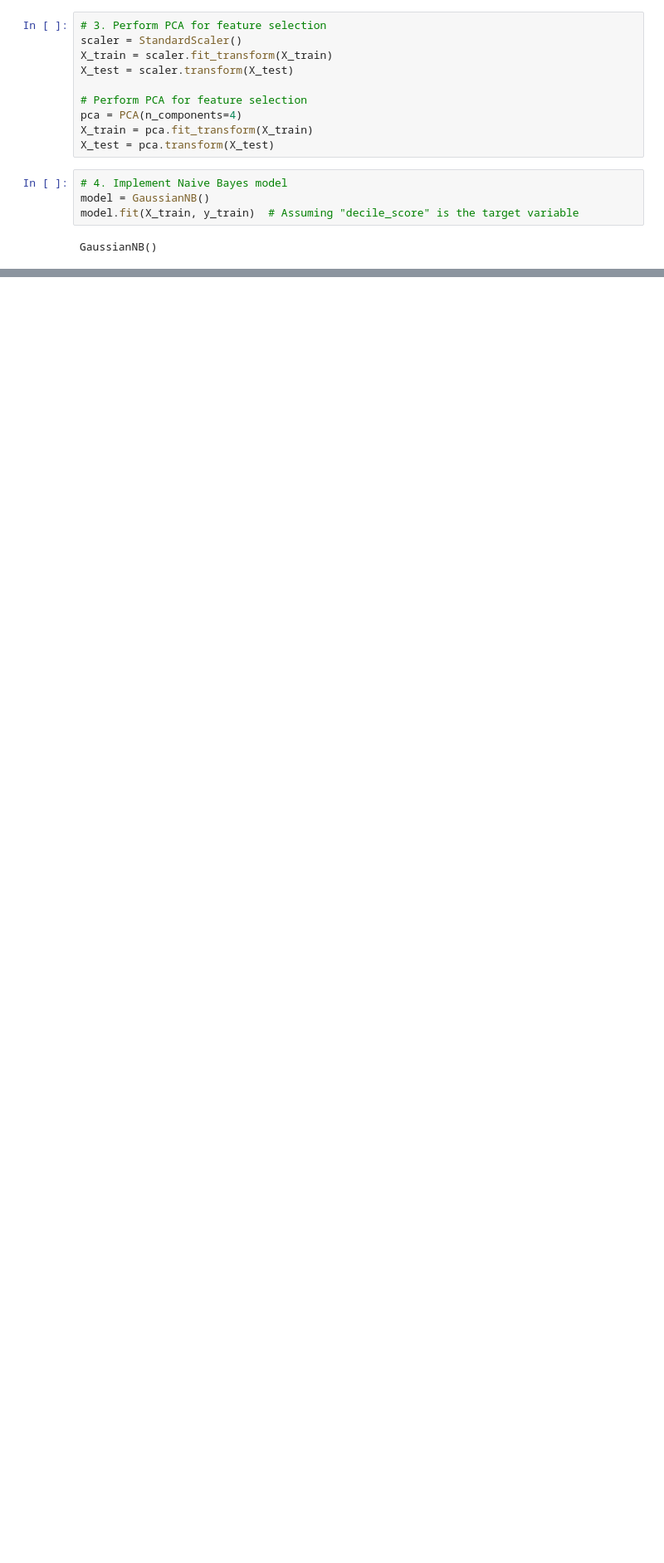
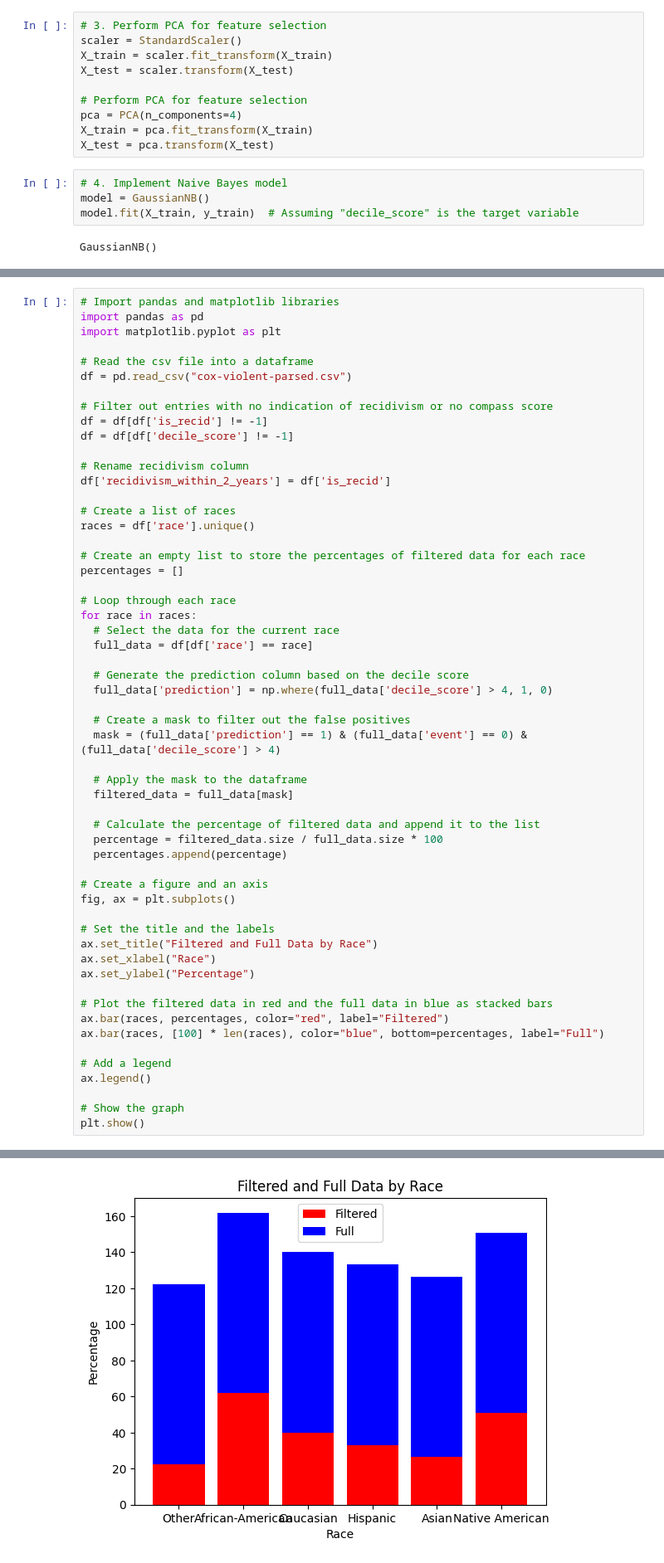
Before and after one commit to jayjoshi1400/mitigation_racial_bias, a Jupyter notebook: NB_0.23.ipynb, the cells around one changed output, grey strips where cells are left out. Shown: that part at 83% size. Cells and saved outputs as stored; diff of their text form; blank space fills up the shorter version.

```diff
--- a/NB_0.23.ipynb
+++ b/NB_0.23.ipynb
@@ -51,0 +133,57 @@ full_data['predicted'] = if full_data['decile_score'] < 5 then
+# %%
+# Import pandas and matplotlib libraries
+import pandas as pd
+import matplotlib.pyplot as plt
+
+# Read the csv file into a dataframe
+df = pd.read_csv("cox-violent-parsed.csv")
+
+# Filter out entries with no indication of recidivism or no compass score
+df = df[df['is_recid'] != -1]
+df = df[df['decile_score'] != -1]
+
+# Rename recidivism column
+df['recidivism_within_2_years'] = df['is_recid']
+
+# Create a list of races
+races = df['race'].unique()
+
+# Create an empty list to store the percentages of filtered data for each race
+percentages = []
+
+# Loop through each race
+for race in races:
+  # Select the data for the current race
+  full_data = df[df['race'] == race]
+
+  # Generate the prediction column based on the decile score
+  full_data['prediction'] = np.where(full_data['decile_score'] > 4, 1, 0)
+
+  # Create a mask to filter out the false positives
+  mask = (full_data['prediction'] == 1) & (full_data['event'] == 0) & (full_data['decile_score'] > 4)
+
+  # Apply the mask to the dataframe
+  filtered_data = full_data[mask]
+
+  # Calculate the percentage of filtered data and append it to the list
+  percentage = filtered_data.size / full_data.size * 100
+  percentages.append(percentage)
+
+# Create a figure and an axis
+fig, ax = plt.subplots()
+
+# Set the title and the labels
+ax.set_title("Filtered and Full Data by Race")
+ax.set_xlabel("Race")
+ax.set_ylabel("Percentage")
+
+# Plot the filtered data in red and the full data in blue as stacked bars
+ax.bar(races, percentages, color="red", label="Filtered")
+ax.bar(races, [100] * len(races), color="blue", bottom=percentages, label="Full")
+
+# Add a legend
+ax.legend()
+
+# Show the graph
+plt.show()
+# %% [output]
@@ -51,0 +207 @@ full_data['predicted'] = if full_data['decile_score'] < 5 then
+[figure, added]
```
Also changed, not shown: parts of 14 cells of this notebook.
